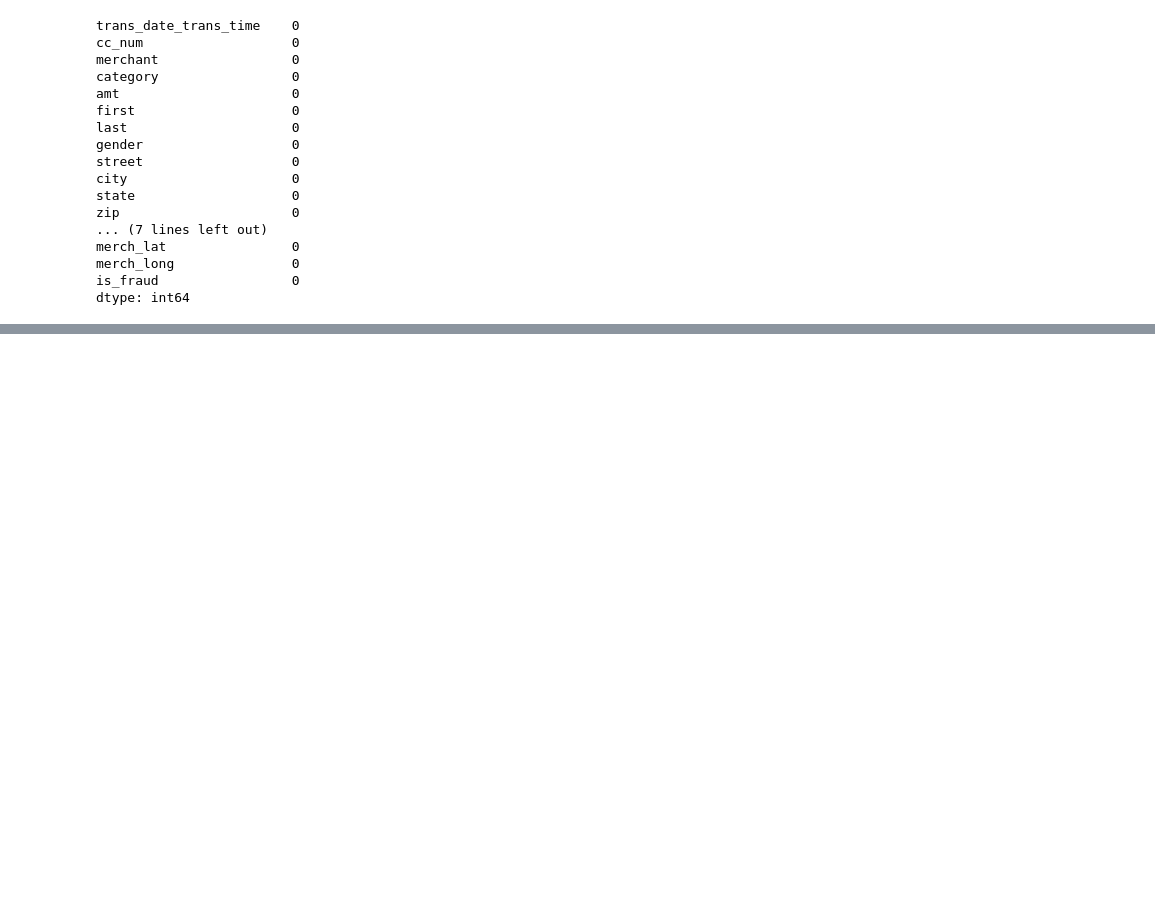
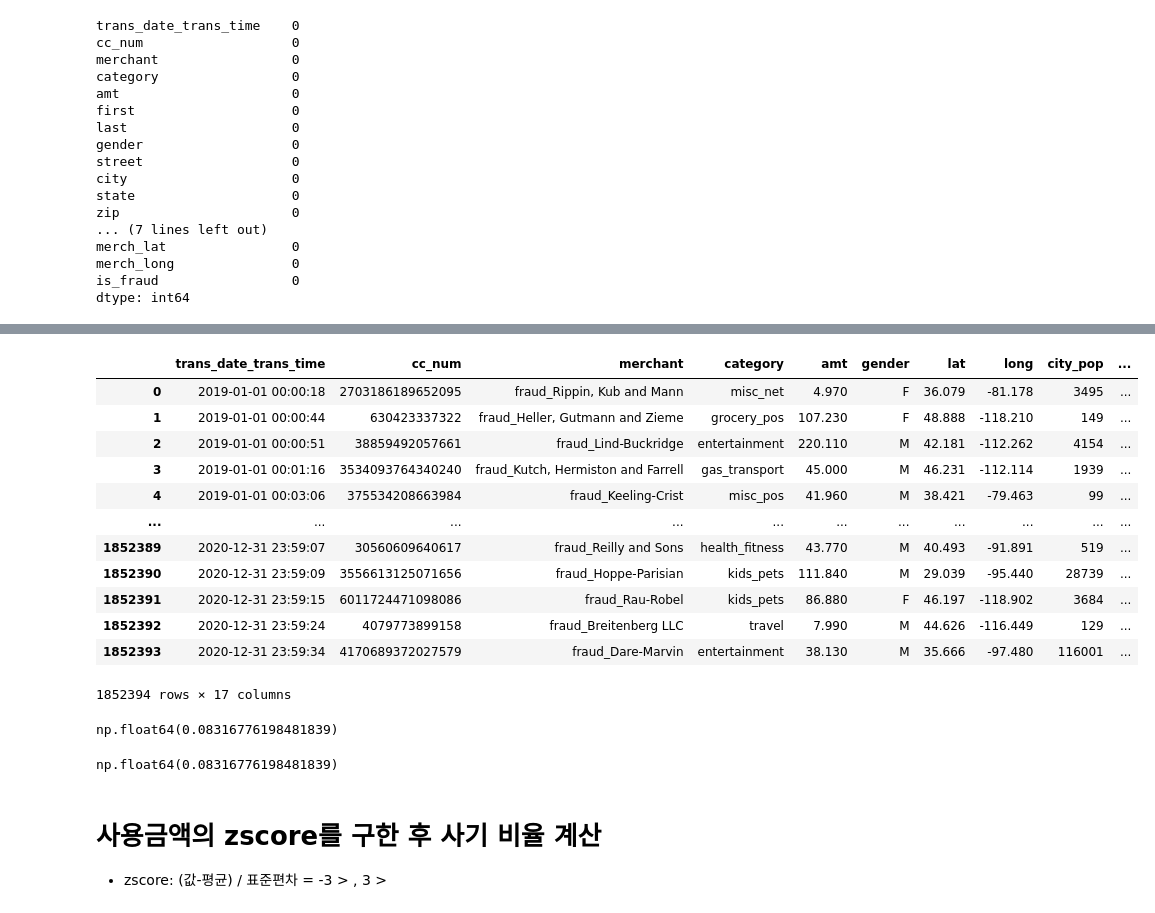
Before and after one commit to eunso03/fintech, a Jupyter notebook: 05machine_learning/11지도학습_분류분석_신용카드사기탐지_모델만들기.ipynb, the cells around one changed output, grey strips where cells are left out. Cells and saved outputs as stored; diff of their text form; code cells hidden in the pictures; blank space fills up the shorter version.

```diff
--- a/05machine_learning/11지도학습_분류분석_신용카드사기탐지_모델만들기.ipynb
+++ b/05machine_learning/11지도학습_분류분석_신용카드사기탐지_모델만들기.ipynb
@@ -82,0 +265,28 @@ print(classification_report(y_test, pred))
+# %%
+data = data.drop(['first', 'last', 'street', 'city', 'state', 'zip', 'trans_num', 'unix_time'], axis=1)
+data
+# %% [output]
+|  | trans_date_trans_time | cc_num | merchant | category | amt | gender | lat | long | city_pop | ... |
+| 0 | 2019-01-01 00:00:18 | 2703186189652095 | fraud_Rippin, Kub and Mann | misc_net | 4.970 | F | 36.079 | -81.178 | 3495 | ... |
+| 1 | 2019-01-01 00:00:44 | 630423337322 | fraud_Heller, Gutmann and Zieme | grocery_pos | 107.230 | F | 48.888 | -118.210 | 149 | ... |
+| 2 | 2019-01-01 00:00:51 | 38859492057661 | fraud_Lind-Buckridge | entertainment | 220.110 | M | 42.181 | -112.262 | 4154 | ... |
+| 3 | 2019-01-01 00:01:16 | 3534093764340240 | fraud_Kutch, Hermiston and Farrell | gas_transport | 45.000 | M | 46.231 | -112.114 | 1939 | ... |
+| 4 | 2019-01-01 00:03:06 | 375534208663984 | fraud_Keeling-Crist | misc_pos | 41.960 | M | 38.421 | -79.463 | 99 | ... |
+| ... | ... | ... | ... | ... | ... | ... | ... | ... | ... | ... |
+| 1852389 | 2020-12-31 23:59:07 | 30560609640617 | fraud_Reilly and Sons | health_fitness | 43.770 | M | 40.493 | -91.891 | 519 | ... |
+| 1852390 | 2020-12-31 23:59:09 | 3556613125071656 | fraud_Hoppe-Parisian | kids_pets | 111.840 | M | 29.039 | -95.440 | 28739 | ... |
+| 1852391 | 2020-12-31 23:59:15 | 6011724471098086 | fraud_Rau-Robel | kids_pets | 86.880 | F | 46.197 | -118.902 | 3684 | ... |
+| 1852392 | 2020-12-31 23:59:24 | 4079773899158 | fraud_Breitenberg LLC | travel | 7.990 | M | 44.626 | -116.449 | 129 | ... |
+| 1852393 | 2020-12-31 23:59:34 | 4170689372027579 | fraud_Dare-Marvin | entertainment | 38.130 | M | 35.666 | -97.480 | 116001 | ... |
+1852394 rows × 17 columns
+# %%
+data[data['amt'] > data['amt_iqr_max']]['is_fraud'].mean()
+# %% [output]
+np.float64(0.08316776198481839)
+# %%
+data.loc[data['amt'] > data['amt_iqr_max'], 'is_fraud'].mean()
+# %% [output]
+np.float64(0.08316776198481839)
+# %% [markdown]
+# 사용금액의 zscore를 구한 후 사기 비율 계산
+* zscore: (값-평균) / 표준편차 = -3 > , 3 >
```
Also changed, not shown: parts of 63 cells of this notebook, 1 other file.
